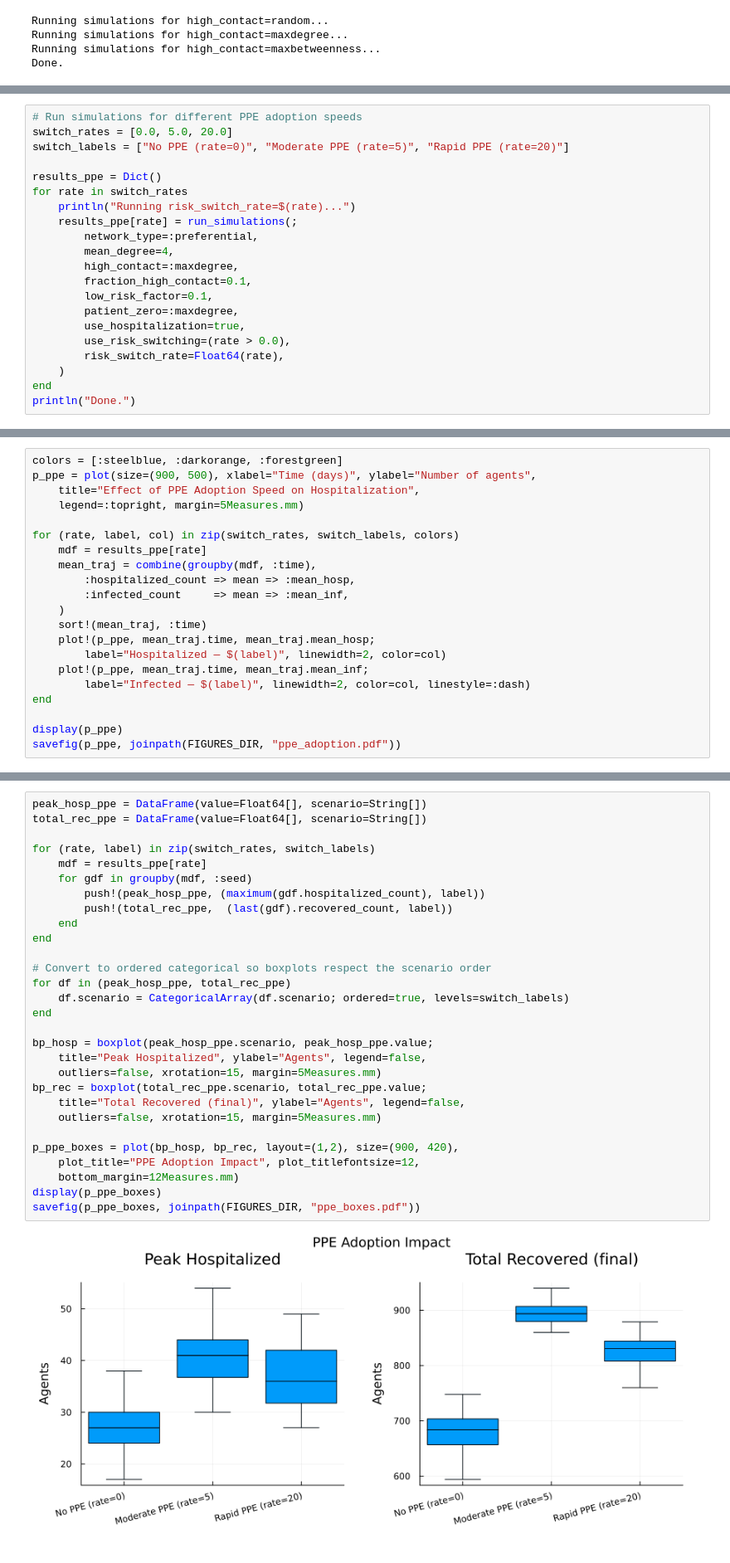
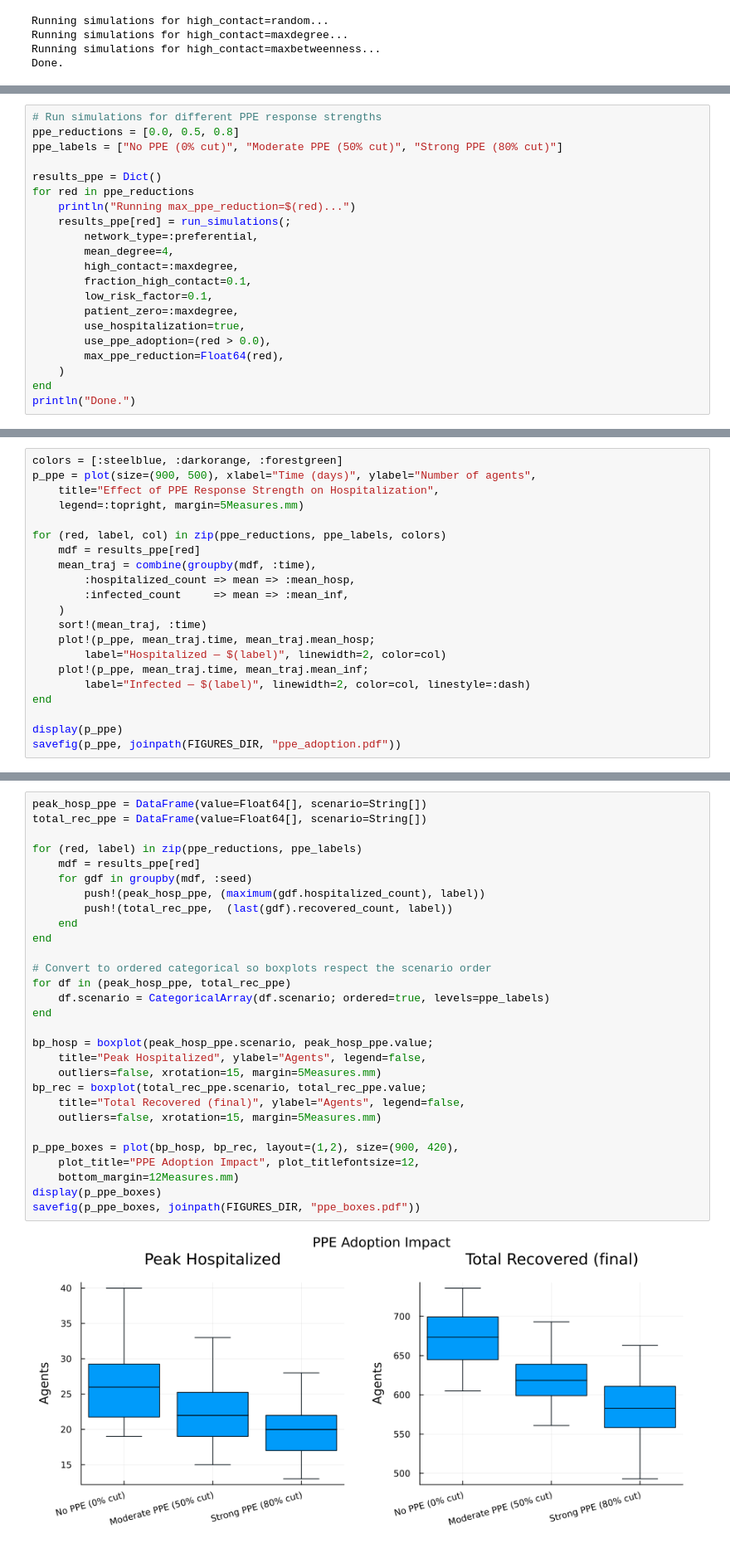
Before and after one commit to lstell21/espidam-tutorial-2026, a Jupyter notebook: Part3.ipynb, the cells around one changed output, grey strips where cells are left out. Shown at 83% size. Cells and saved outputs as stored; diff of their text form.

```diff
--- a/Part3.ipynb
+++ b/Part3.ipynb
@@ -294,12 +303,12 @@ We compare three scenarios:
 # %%
-# Run simulations for different PPE adoption speeds
-switch_rates = [0.0, 5.0, 20.0]
-switch_labels = ["No PPE (rate=0)", "Moderate PPE (rate=5)", "Rapid PPE (rate=20)"]
+# Run simulations for different PPE response strengths
+ppe_reductions = [0.0, 0.5, 0.8]
+ppe_labels = ["No PPE (0% cut)", "Moderate PPE (50% cut)", "Strong PPE (80% cut)"]
 
 results_ppe = Dict()
-for rate in switch_rates
-    println("Running risk_switch_rate=$(rate)...")
-    results_ppe[rate] = run_simulations(;
+for red in ppe_reductions
+    println("Running max_ppe_reduction=$(red)...")
+    results_ppe[red] = run_simulations(;
         network_type=:preferential,
         mean_degree=4,
         high_contact=:maxdegree,
@@ -307,8 +316,8 @@ for rate in switch_rates
         low_risk_factor=0.1,
         patient_zero=:maxdegree,
         use_hospitalization=true,
-        use_risk_switching=(rate > 0.0),
-        risk_switch_rate=Float64(rate),
+        use_ppe_adoption=(red > 0.0),
+        max_ppe_reduction=Float64(red),
     )
 end
 println("Done.")
@@ -320,11 +329,11 @@ Done.
 # %%
 colors = [:steelblue, :darkorange, :forestgreen]
 p_ppe = plot(size=(900, 500), xlabel="Time (days)", ylabel="Number of agents",
-    title="Effect of PPE Adoption Speed on Hospitalization",
+    title="Effect of PPE Response Strength on Hospitalization",
     legend=:topright, margin=5Measures.mm)
 
-for (rate, label, col) in zip(switch_rates, switch_labels, colors)
-    mdf = results_ppe[rate]
+for (red, label, col) in zip(ppe_reductions, ppe_labels, colors)
+    mdf = results_ppe[red]
     mean_traj = combine(groupby(mdf, :time),
         :hospitalized_count => mean => :mean_hosp,
         :infected_count     => mean => :mean_inf,
@@ -344,33 +353,33 @@ savefig(p_ppe, joinpath(FIGURES_DIR, "ppe_adoption.pdf"))
 # %%
 peak_hosp_ppe = DataFrame(value=Float64[], scenario=String[])
 total_rec_ppe = DataFrame(value=Float64[], scenario=String[])
 
-for (rate, label) in zip(switch_rates, switch_labels)
-    mdf = results_ppe[rate]
+for (red, label) in zip(ppe_reductions, ppe_labels)
+    mdf = results_ppe[red]
     for gdf in groupby(mdf, :seed)
         push!(peak_hosp_ppe, (maximum(gdf.hospitalized_count), label))
         push!(total_rec_ppe,  (last(gdf).recovered_count, label))
     end
 end
 
 # Convert to ordered categorical so boxplots respect the scenario order
 for df in (peak_hosp_ppe, total_rec_ppe)
-    df.scenario = CategoricalArray(df.scenario; ordered=true, levels=switch_labels)
+    df.scenario = CategoricalArray(df.scenario; ordered=true, levels=ppe_labels)
 end
 
 bp_hosp = boxplot(peak_hosp_ppe.scenario, peak_hosp_ppe.value;
     title="Peak Hospitalized", ylabel="Agents", legend=false,
     outliers=false, xrotation=15, margin=5Measures.mm)
 bp_rec = boxplot(total_rec_ppe.scenario, total_rec_ppe.value;
     title="Total Recovered (final)", ylabel="Agents", legend=false,
     outliers=false, xrotation=15, margin=5Measures.mm)
 
 p_ppe_boxes = plot(bp_hosp, bp_rec, layout=(1,2), size=(900, 420),
     plot_title="PPE Adoption Impact", plot_titlefontsize=12,
     bottom_margin=12Measures.mm)
 display(p_ppe_boxes)
 savefig(p_ppe_boxes, joinpath(FIGURES_DIR, "ppe_boxes.pdf"))
 # %% [output]
-[figure, old version]
+[figure, new version]
 "c:\\Users\\Leonard\\julia-workspace\\espidam-tutorial-2026\\figures\\part3\\ppe_boxes.pdf"
 # %% [markdown]
```
Also changed, not shown: parts of 11 cells of this notebook, 5 other files.
